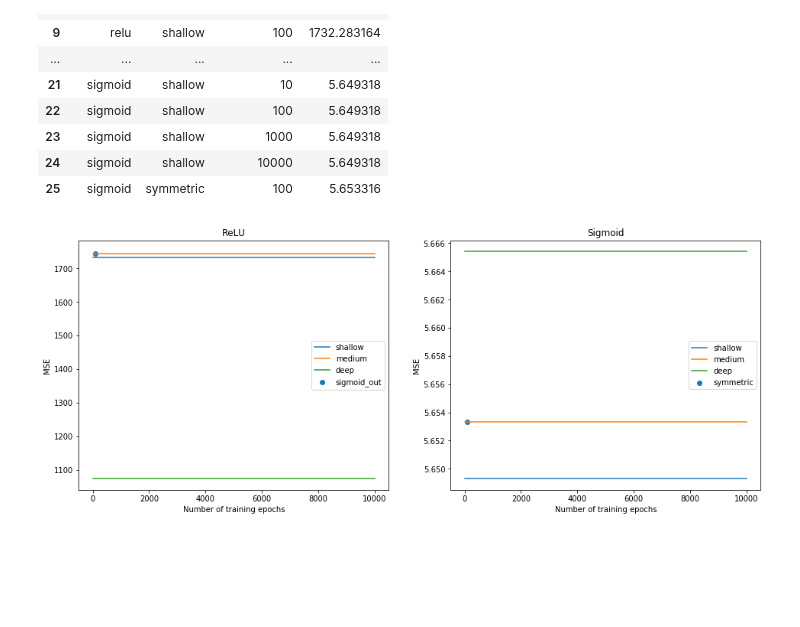
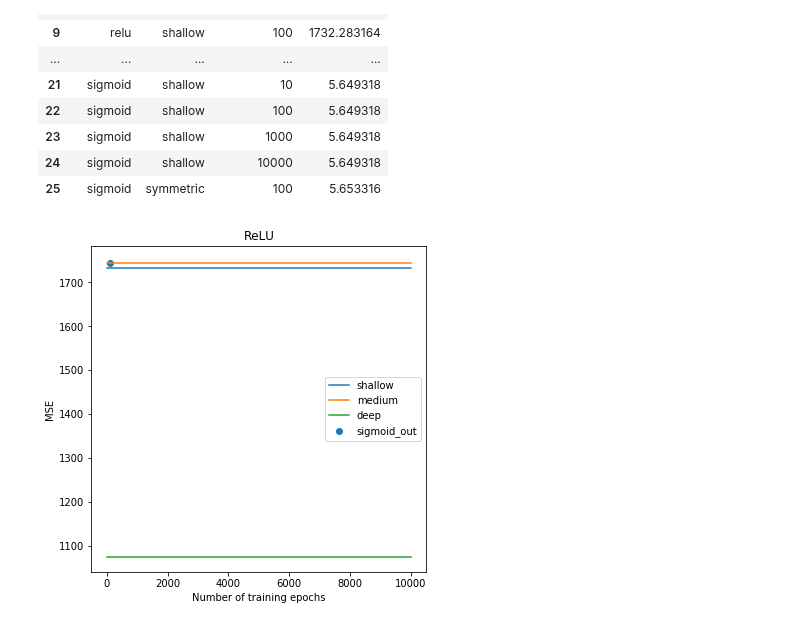
Before and after one commit to satejsoman/in-vino-veritas, a Jupyter notebook: notebooks/aenn.ipynb, the cells around one changed output. Drawn from its saved outputs; the diff is of its cells as text; code cells hidden in the pictures; blank space fills up the shorter version.

Commit message:
split aenn plots

```diff
--- a/notebooks/aenn.ipynb
+++ b/notebooks/aenn.ipynb
@@ -138,36 +138,25 @@ RESULTS_PATH = os.path.join('..', 'data', 'results')
 results.to_csv(os.path.join(RESULTS_PATH, 'aenn_results.csv'), index=False)
 # %%
 # Plot results
-fig, ax = plt.subplots(1, 2, sharey=False, figsize=(16,6))
+fig = plt.figure(figsize=(6,6))
+ax = plt.subplot(111)
 x = np.array([10, 100, 1000, 10000])
 
-ax[0].set_title('ReLU')
-ax[0].set_xlabel('Number of training epochs')
-ax[0].set_ylabel('MSE')
-ax[0].plot(x, results[(results['activation'] == 'relu') & (results['layers'] == 'shallow')]['mse'].to_numpy(),
+ax.set_title('ReLU')
+ax.set_xlabel('Number of training epochs')
+ax.set_ylabel('MSE')
+ax.plot(x, results[(results['activation'] == 'relu') & (results['layers'] == 'shallow')]['mse'].to_numpy(),
            label='shallow')
-ax[0].plot(x, results[(results['activation'] == 'relu') & (results['layers'] == 'medium')]['mse'].to_numpy(),
+ax.plot(x, results[(results['activation'] == 'relu') & (results['layers'] == 'medium')]['mse'].to_numpy(),
            label='medium')
-ax[0].plot(x, results[(results['activation'] == 'relu') & (results['layers'] == 'deep')]['mse'].to_numpy(),
+ax.plot(x, results[(results['activation'] == 'relu') & (results['layers'] == 'deep')]['mse'].to_numpy(),
            label='deep')
-ax[0].scatter(np.array([100]), results[(results['activation'] == 'relu') & (results['layers'] == 'sigmoidOut')]['mse'].to_numpy(),
+ax.scatter(np.array([100]), results[(results['activation'] == 'relu') & (results['layers'] == 'sigmoidOut')]['mse'].to_numpy(),
            label='sigmoid_out')
-ax[0].legend()
+ax.legend()
 
-ax[1].set_title('Sigmoid')
-ax[1].set_xlabel('Number of training epochs')
-ax[1].set_ylabel('MSE')
-ax[1].plot(x, results[(results['activation'] == 'sigmoid') & (results['layers'] == 'shallow')]['mse'].to_numpy(),
-           label='shallow')
-ax[1].plot(x, results[(results['activation'] == 'sigmoid') & (results['layers'] == 'medium')]['mse'].to_numpy(),
-           label='medium')
-ax[1].plot(x, results[(results['activation'] == 'sigmoid') & (results['layers'] == 'deep')]['mse'].to_numpy(),
-           label='deep')
-ax[1].scatter(np.array([100]), results[(results['activation'] == 'sigmoid') & (results['layers'] == 'symmetric')]['mse'].to_numpy(),
-           label='symmetric')
-ax[1].legend()
-
-plt.savefig(os.path.join('..', 'images', 'aenn_results_plot.png'))
+plt.savefig(os.path.join('..', 'images', 'aenn_results_relu.png'),
+            dpi=300)
 plt.show()
 # %% [output]
-[figure, old version]
+[figure, new version]
```
Also changed, not shown: parts of 1 cell of this notebook, 2 other files.
